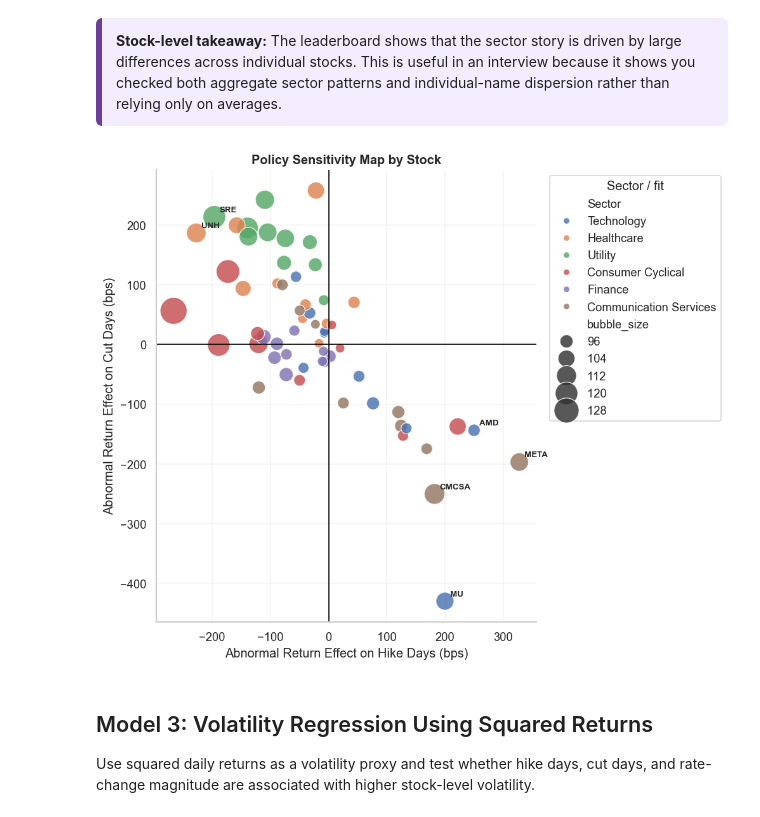
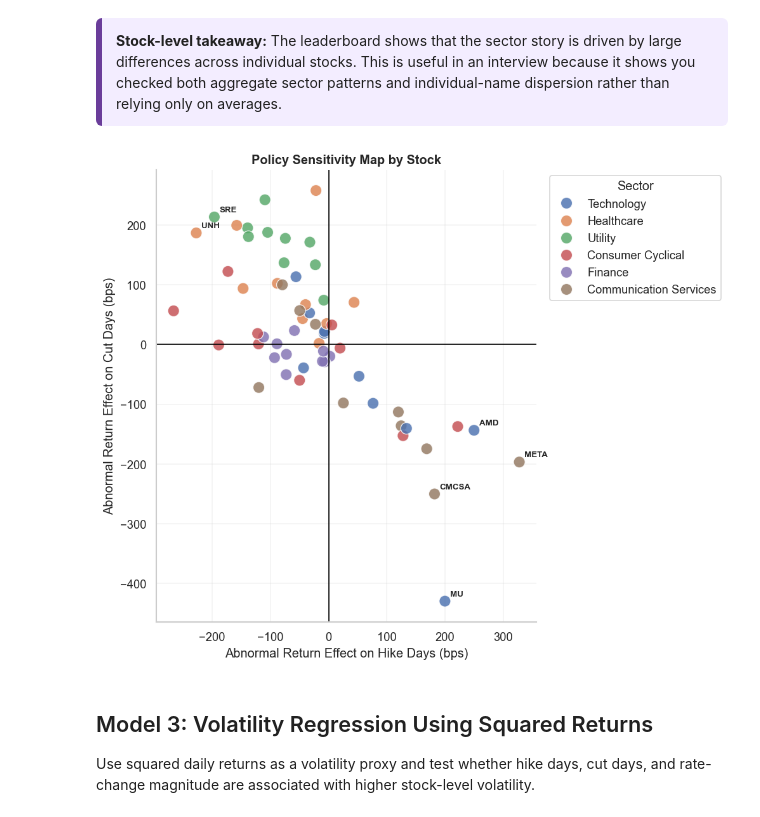
Before and after one commit to jackshi812/rate-cut-hike-stock-returns, a Jupyter notebook: Data_Analysis.ipynb, the cells around one changed output. Saved outputs shown, nothing was run; the diff lists cells and outputs as text; code cells hidden in the pictures.

```diff
--- a/Data_Analysis.ipynb
+++ b/Data_Analysis.ipynb
@@ -1021,51 +990,29 @@ plt.show()
 <b>Stock-level takeaway:</b> The leaderboard shows that the sector story is driven by large differences across individual stocks. This is useful in an interview because it shows you checked both aggregate sector patterns and individual-name dispersion rather than relying only on averages.
 </div>
 # %%
-import seaborn as sns
-import matplotlib.pyplot as plt
 
 quadrant_df = ar_results_df.copy()
 quadrant_df['hike_effect_bps'] = quadrant_df['gamma_hike'] * 10000
 quadrant_df['cut_effect_bps'] = quadrant_df['gamma_cut'] * 10000
-quadrant_df['bubble_size'] = (quadrant_df['r2'].fillna(0).clip(lower=0) * 2500) + 90
 
 fig, ax = plt.subplots(figsize=(8.5, 7))
-sns.scatterplot(
-    data=quadrant_df,
-    x='hike_effect_bps',
-    y='cut_effect_bps',
-    hue='Sector',
-    size='bubble_size',
-    sizes=(80, 650),
-    alpha=0.82,
-    edgecolor='white',
-    linewidth=0.8,
-    ax=ax,
-    legend='brief'
-)
+sns.scatterplot(data=quadrant_df, x='hike_effect_bps', y='cut_effect_bps', hue='Sector', s=120, alpha=0.82, edgecolor='white', linewidth=0.8, ax=ax)
 ax.axvline(0, color='black', linewidth=1)
 ax.axhline(0, color='black', linewidth=1)
 ax.set_title('Policy Sensitivity Map by Stock', fontweight='bold')
 ax.set_xlabel('Abnormal Return Effect on Hike Days (bps)')
 ax.set_ylabel('Abnormal Return Effect on Cut Days (bps)')
 ax.grid(True, alpha=0.22)
 
 label_points = quadrant_df.assign(score=quadrant_df['hike_effect_bps'].abs() + quadrant_df['cut_effect_bps'].abs()).nlargest(6, 'score')
 for _, row in label_points.iterrows():
-    ax.annotate(
-        row['Ticker'],
-        xy=(row['hike_effect_bps'], row['cut_effect_bps']),
-        xytext=(5, 5),
-        textcoords='offset points',
-        fontsize=8,
-        weight='bold'
-    )
+    ax.annotate(row['Ticker'], xy=(row['hike_effect_bps'], row['cut_effect_bps']), xytext=(5, 5), textcoords='offset points', fontsize=8, weight='bold')
 
-ax.legend(bbox_to_anchor=(1.02, 1), loc='upper left', title='Sector / fit')
+ax.legend(bbox_to_anchor=(1.02, 1), loc='upper left', title='Sector')
 plt.tight_layout()
 plt.show()
 # %% [output]
-[figure, old version]
+[figure, new version]
 # %% [markdown]
 ## Model 3: Volatility Regression Using Squared Returns
 
```
Also changed, not shown: parts of 49 cells of this notebook.
